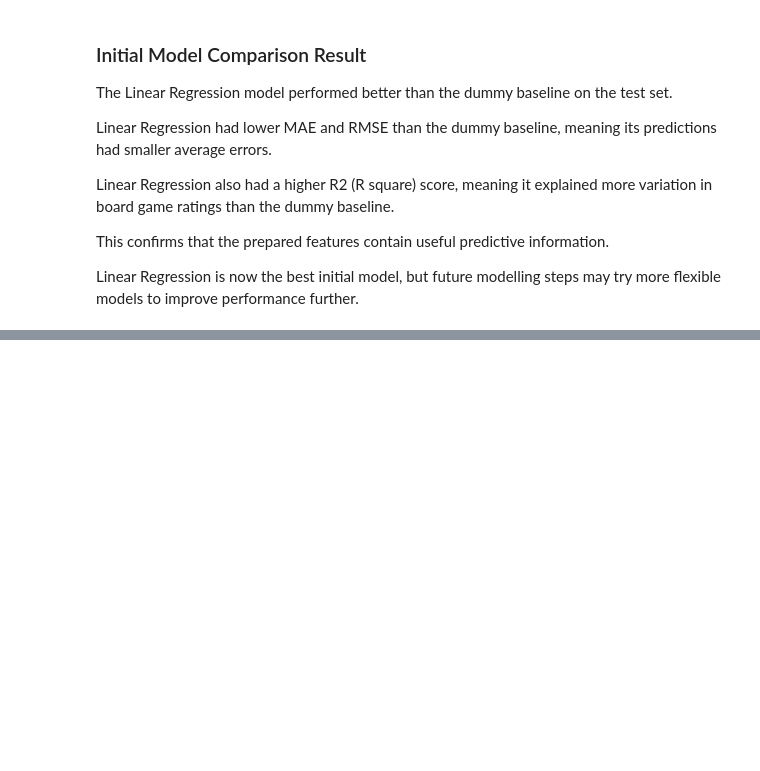
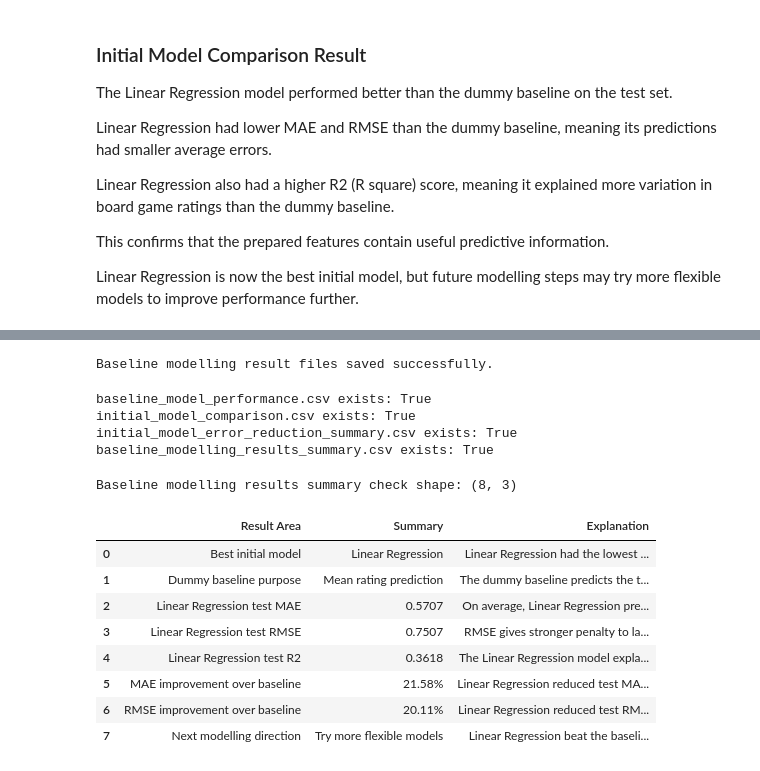
Before and after one commit to Agnogh/board-game-rating-predictor, a Jupyter notebook: notebooks/05_baseline_model_training.ipynb, the cells around one changed output, grey strips where cells are left out. Saved outputs shown, nothing was run; the diff lists cells and outputs as text; code cells hidden in the pictures; blank space fills up the shorter version.

```diff
--- a/notebooks/05_baseline_model_training.ipynb
+++ b/notebooks/05_baseline_model_training.ipynb
@@ -704,0 +800,71 @@ Linear Regression is now the best initial model, but future modelling steps may
+# %%
+# Define output paths for baseline modelling result files
+baseline_model_performance_path = (
+    processed_data_folder / "baseline_model_performance.csv"
+)
+
+initial_model_comparison_path = (
+    processed_data_folder / "initial_model_comparison.csv"
+)
+
+error_reduction_summary_path = (
+    processed_data_folder / "initial_model_error_reduction_summary.csv"
+)
+
+baseline_modelling_results_summary_path = (
+    processed_data_folder / "baseline_modelling_results_summary.csv"
+)
+
+# Save baseline modelling result files
+model_performance.to_csv(baseline_model_performance_path, index=False)
+test_model_comparison.to_csv(initial_model_comparison_path, index=False)
+error_reduction_summary.to_csv(error_reduction_summary_path, index=False)
+baseline_modelling_results_summary.to_csv(
+    baseline_modelling_results_summary_path,
+    index=False
+)
+
+print("Baseline modelling result files saved successfully.")
+# %% [output]
+Baseline modelling result files saved successfully.
+# %%
+# SAFETY CHECK - Confrim that baseline modelling result files were created
+# (notebook did not only create tables in memory, but actually in project)
+baseline_result_file_paths = [
+    baseline_model_performance_path,
+    initial_model_comparison_path,
+    error_reduction_summary_path,
+    baseline_modelling_results_summary_path
+]
+
+for file_path in baseline_result_file_paths:
+    print(file_path.name, "exists:", file_path.exists())
+# %% [output]
+baseline_model_performance.csv exists: True
+initial_model_comparison.csv exists: True
+initial_model_error_reduction_summary.csv exists: True
+baseline_modelling_results_summary.csv exists: True
+# %%
+# Reload saved basleine modelling summary-
+# -to verify saved CSV can be resued later
+baseline_modelling_results_summary_check = pd.read_csv(
+    baseline_modelling_results_summary_path
+)
+
+print(
+    "Baseline modelling results summary check shape:",
+    baseline_modelling_results_summary_check.shape
+)
+
+baseline_modelling_results_summary_check
+# %% [output]
+Baseline modelling results summary check shape: (8, 3)
+|  | Result Area | Summary | Explanation |
+| 0 | Best initial model | Linear Regression | Linear Regression had the lowest ... |
+| 1 | Dummy baseline purpose | Mean rating prediction | The dummy baseline predicts the t... |
+| 2 | Linear Regression test MAE | 0.5707 | On average, Linear Regression pre... |
+| 3 | Linear Regression test RMSE | 0.7507 | RMSE gives stronger penalty to la... |
+| 4 | Linear Regression test R2 | 0.3618 | The Linear Regression model expla... |
+| 5 | MAE improvement over baseline | 21.58% | Linear Regression reduced test MA... |
+| 6 | RMSE improvement over baseline | 20.11% | Linear Regression reduced test RM... |
+| 7 | Next modelling direction | Try more flexible models | Linear Regression beat the baseli... |
```
Also changed, not shown: parts of 3 cells of this notebook, 4 other files.
